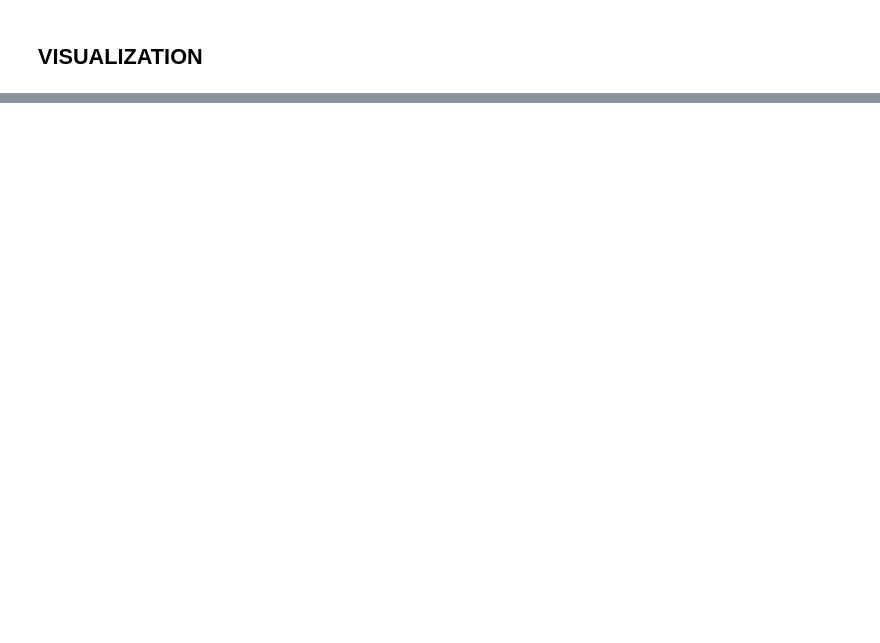
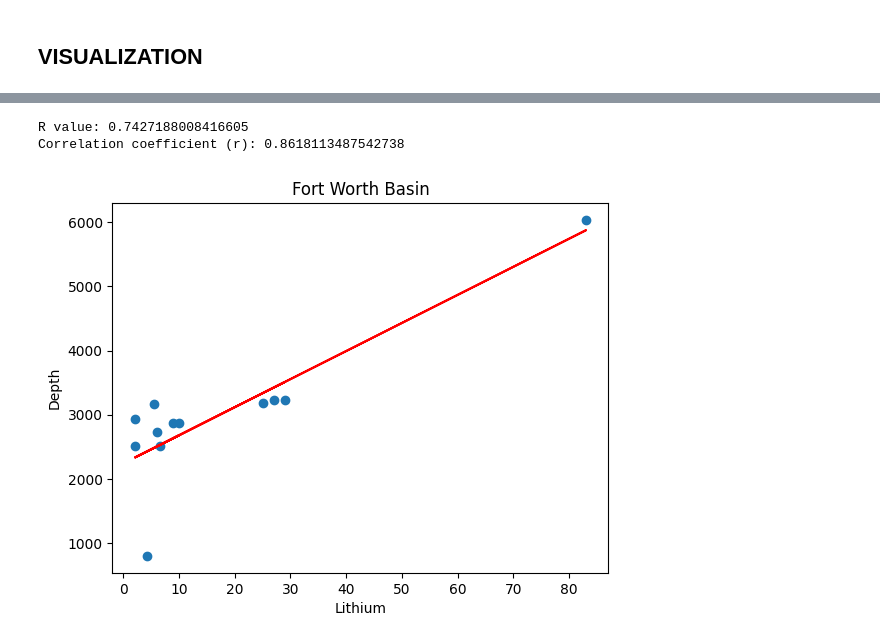
Before and after one commit to bsvab/produced-water-chemistry, a Jupyter notebook: notebooks/produced_water_chemistry-alejandro.ipynb, the cells around one changed output, grey strips where cells are left out. Cells and saved outputs as stored; diff of their text form; code cells hidden in the pictures; blank space fills up the shorter version.

```diff
--- a/notebooks/produced_water_chemistry-alejandro.ipynb
+++ b/notebooks/produced_water_chemistry-alejandro.ipynb
@@ -271,0 +254,7 @@ See the caveats in the documentation: https://pandas.pydata.org/pandas-docs/stab
+# %%
+# Create a variable for the fort worth basin
+fort_worth_basin = 'Fort Worth Basin'
+# Create a new dataframe with only the information for the fort worth basin
+df_fort_worth = df_basins_li[df_basins_li['BASIN_CATEGORY'] == fort_worth_basin]
+# Create a new csv file using the new dataframe
+df_fort_worth.to_csv('../data/df_fort_worth.csv', index=False)
@@ -359,0 +360,11 @@ move_wqchartpy_image_file_to_images_folder(image_file_name, image_folder_name)
+# %%
+# Create linear regression plot for fort worth basin
+linear_regression_plot(df_fort_worth['Li'], df_fort_worth['DEPTHUPPER'], 'Depth')
+# Add title to the plot
+plt.title('Fort Worth Basin')
+# Save the plot as an image
+plt.savefig('../images/regression_plots/fort_worth_plot.png')
+# %% [output]
+R value: 0.7427188008416605
+Correlation coefficient (r): 0.8618113487542738
+[figure, added]
```
Also changed, not shown: parts of 28 cells of this notebook, 22 other files.
